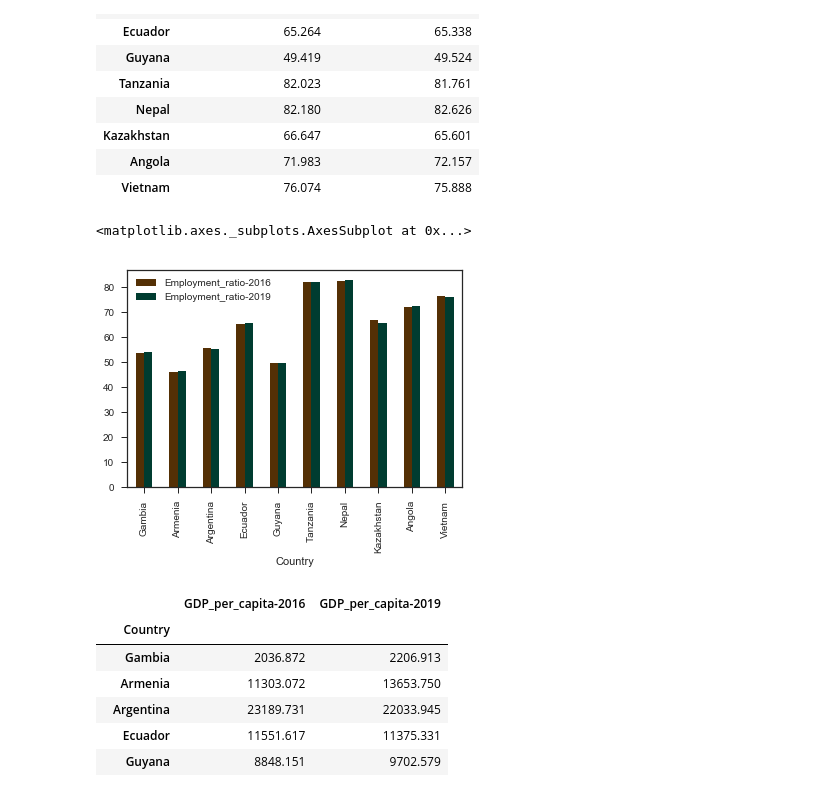
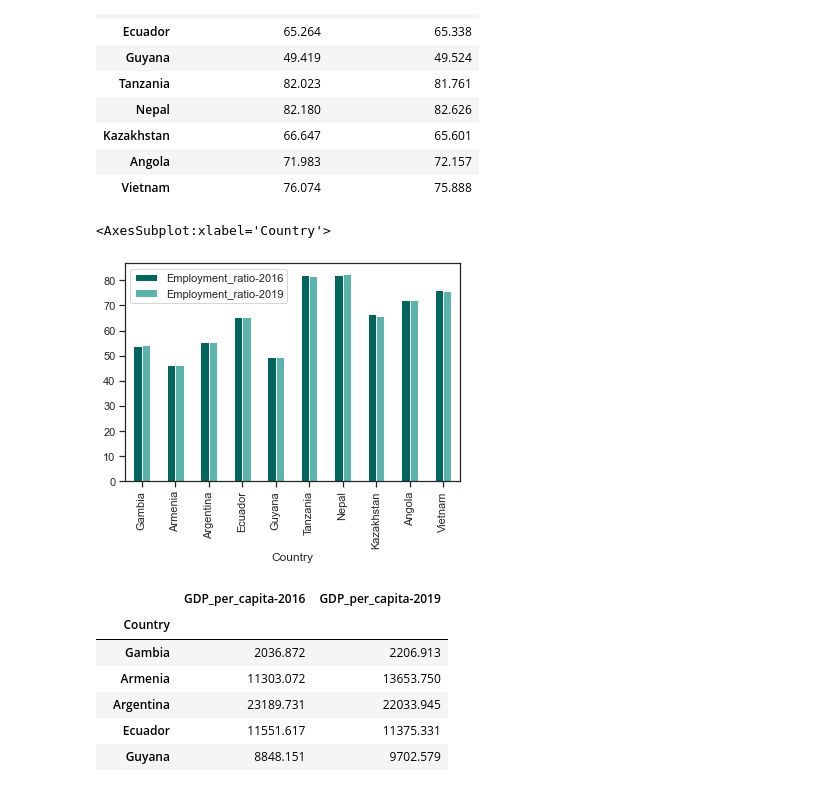
Before and after one commit to ASerfozo/CEU_Python, a Jupyter notebook: code/Term_Project_analysis_v02.ipynb, the cells around one changed output. Drawn from its saved outputs; the diff is of its cells as text; code cells hidden in the pictures.

Commit message:
update color codes

```diff
--- a/code/Term_Project_analysis_v02.ipynb
+++ b/code/Term_Project_analysis_v02.ipynb
@@ -450,10 +452,10 @@ df_top_emp
 | Angola | 71.983 | 72.157 |
 | Vietnam | 76.074 | 75.888 |
 # %%
-df_top_emp.plot.bar(colormap = 'BrBG')
+df_top_emp.plot.bar(color = ('#01665e', '#5ab4ac'))
 # %% [output]
-<matplotlib.axes._subplots.AxesSubplot at 0x...>
+<AxesSubplot:xlabel='Country'>
-[figure, old version]
+[figure, new version]
 # %%
 df_top_gdp = df_top[["GDP_per_capita-2016", "GDP_per_capita-2019"]]
 df_top_gdp
```
Also changed, not shown: parts of 11 cells of this notebook.
